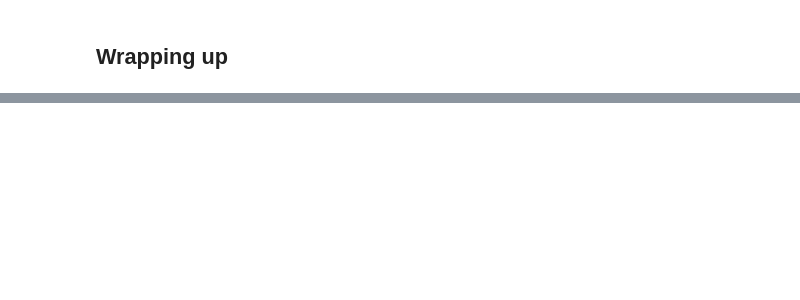
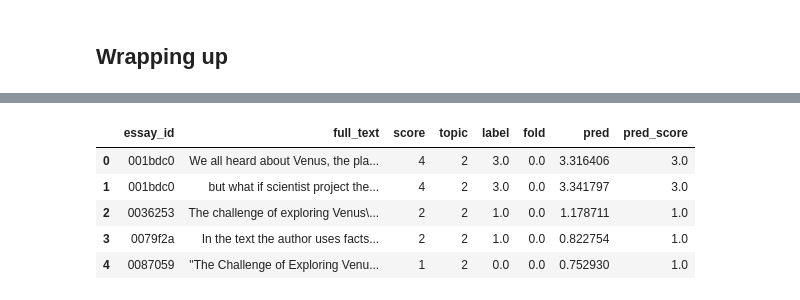
Before and after one commit to Shakleen/Kaggle-Automated-Essay-Scoring, a Jupyter notebook: notebooks/neural_network.ipynb, the cells around one changed output, grey strips where cells are left out. Drawn from its saved outputs; the diff is of its cells as text; code cells hidden in the pictures; blank space fills up the shorter version.

```diff
--- a/notebooks/neural_network.ipynb
+++ b/notebooks/neural_network.ipynb
@@ -799,0 +735,9 @@ Find logs at: ./wandb/run-20240612_162428-816es16d/logs
+# %%
+oof_df.head()
+# %% [output]
+|  | essay_id | full_text | score | topic | label | fold | pred | pred_score |
+| 0 | 001bdc0 | We all heard about Venus, the pla... | 4 | 2 | 3.0 | 0.0 | 3.316406 | 3.0 |
+| 1 | 001bdc0 | but what if scientist project the... | 4 | 2 | 3.0 | 0.0 | 3.341797 | 3.0 |
+| 2 | 0036253 | The challenge of exploring Venus\... | 2 | 2 | 1.0 | 0.0 | 1.178711 | 1.0 |
+| 3 | 0079f2a | In the text the author uses facts... | 2 | 2 | 1.0 | 0.0 | 0.822754 | 1.0 |
+| 4 | 0087059 | ''The Challenge of Exploring Venu... | 1 | 2 | 0.0 | 0.0 | 0.752930 | 1.0 |
```
Also changed, not shown: parts of 21 cells of this notebook.
